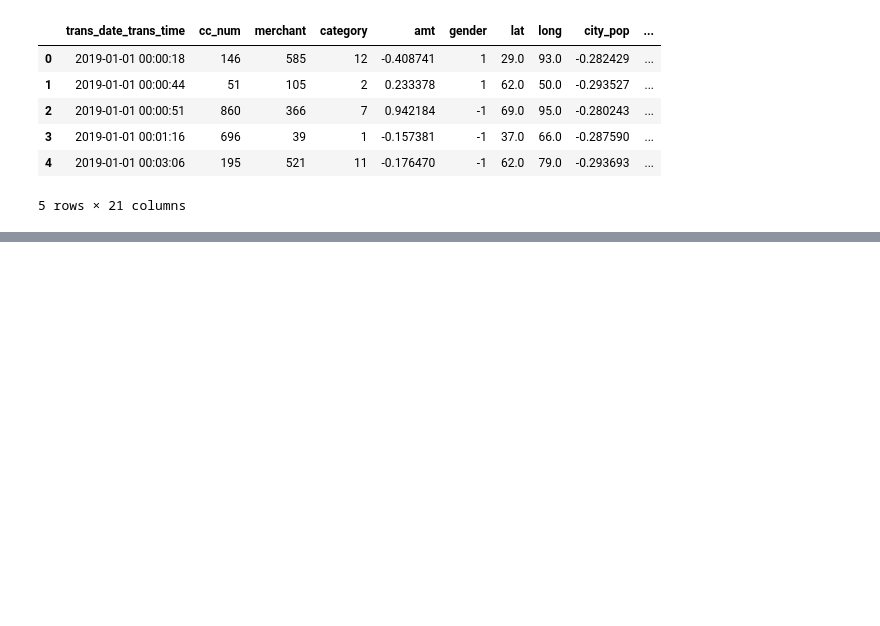
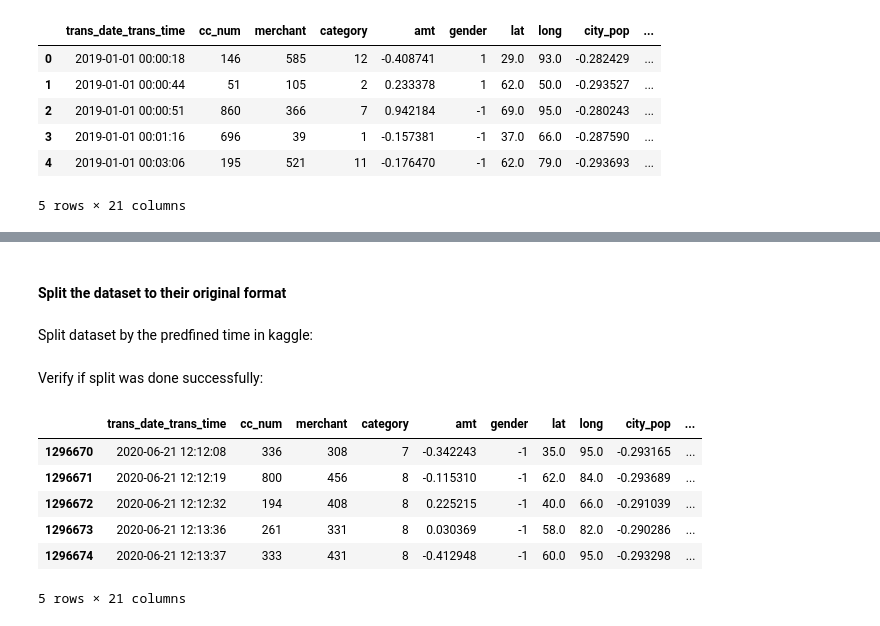
Before and after one commit to A-Nancio/Thesis, a Jupyter notebook: src/data_processing/pre_training/2_pre_processing.ipynb, the cells around one changed output, grey strips where cells are left out. Saved outputs shown, nothing was run; the diff lists cells and outputs as text; code cells hidden in the pictures; blank space fills up the shorter version.

```diff
--- a/src/data_processing/pre_training/2_pre_processing.ipynb
+++ b/src/data_processing/pre_training/2_pre_processing.ipynb
@@ -9,8 +9,7 @@ import numpy as np
 
 from utils.offline_preprocessing import convert_bucket_feat, convert_categorical_feat, time_projection, zscore_clipping
 # %%
-df = pd.concat([pd.read_csv('../../data/raw/fraudTrain.csv'), pd.read_csv('../../data/raw/fraudTest.csv')], ignore_index=True)
-#df = pd.read_csv('../../datasets/raw/fraudTest.csv')
+df = pd.concat([pd.read_csv('../../../data/raw/fraudTrain.csv'), pd.read_csv('../../../data/raw/fraudTest.csv')], ignore_index=True)
 df.head()
 # %% [output]
 |  | Unnamed: 0 | trans_date_trans_time | cc_num | merchant | category | amt | first | last | gender | ... |
@@ -197,0 +187,19 @@ df.to_csv("../../data/modified/modified_sparkov_dataframe.csv")git
+# %% [markdown]
+#### Split the dataset to their original format
+# %% [markdown]
+Split dataset by the predfined time in kaggle:
+# %%
+train = df[df['trans_date_trans_time'] < '2020-06-21 12:14:25']
+test = df[df['trans_date_trans_time'] >= '2020-06-21 12:14:25']
+# %% [markdown]
+Verify if split was done successfully:
+# %%
+train.tail()
+# %% [output]
+|  | trans_date_trans_time | cc_num | merchant | category | amt | gender | lat | long | city_pop | ... |
+| 1296670 | 2020-06-21 12:12:08 | 336 | 308 | 7 | -0.342243 | -1 | 35.0 | 95.0 | -0.293165 | ... |
+| 1296671 | 2020-06-21 12:12:19 | 800 | 456 | 8 | -0.115310 | -1 | 62.0 | 84.0 | -0.293689 | ... |
+| 1296672 | 2020-06-21 12:12:32 | 194 | 408 | 8 | 0.225215 | -1 | 40.0 | 66.0 | -0.291039 | ... |
+| 1296673 | 2020-06-21 12:13:36 | 261 | 331 | 8 | 0.030369 | -1 | 58.0 | 82.0 | -0.290286 | ... |
+| 1296674 | 2020-06-21 12:13:37 | 333 | 431 | 8 | -0.412948 | -1 | 60.0 | 95.0 | -0.293298 | ... |
+5 rows × 21 columns
```
Also changed, not shown: parts of 6 cells of this notebook, 6 other files.
